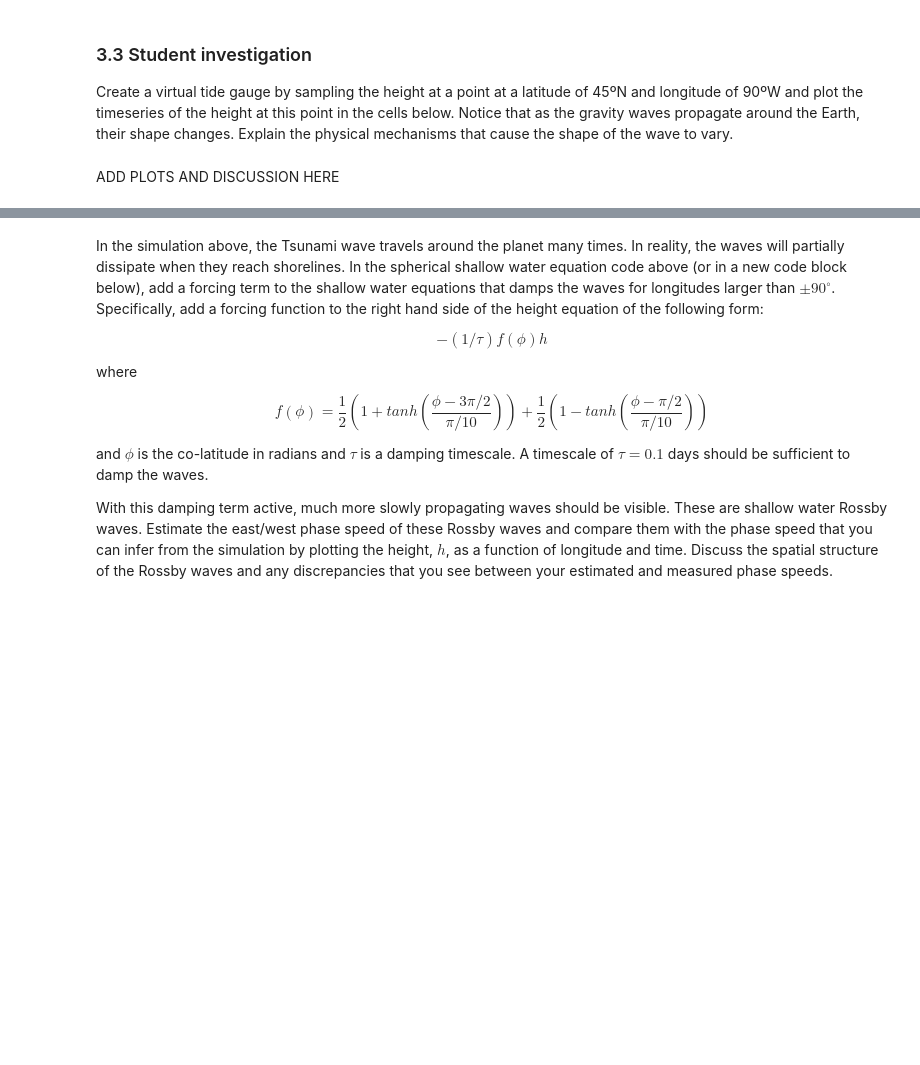
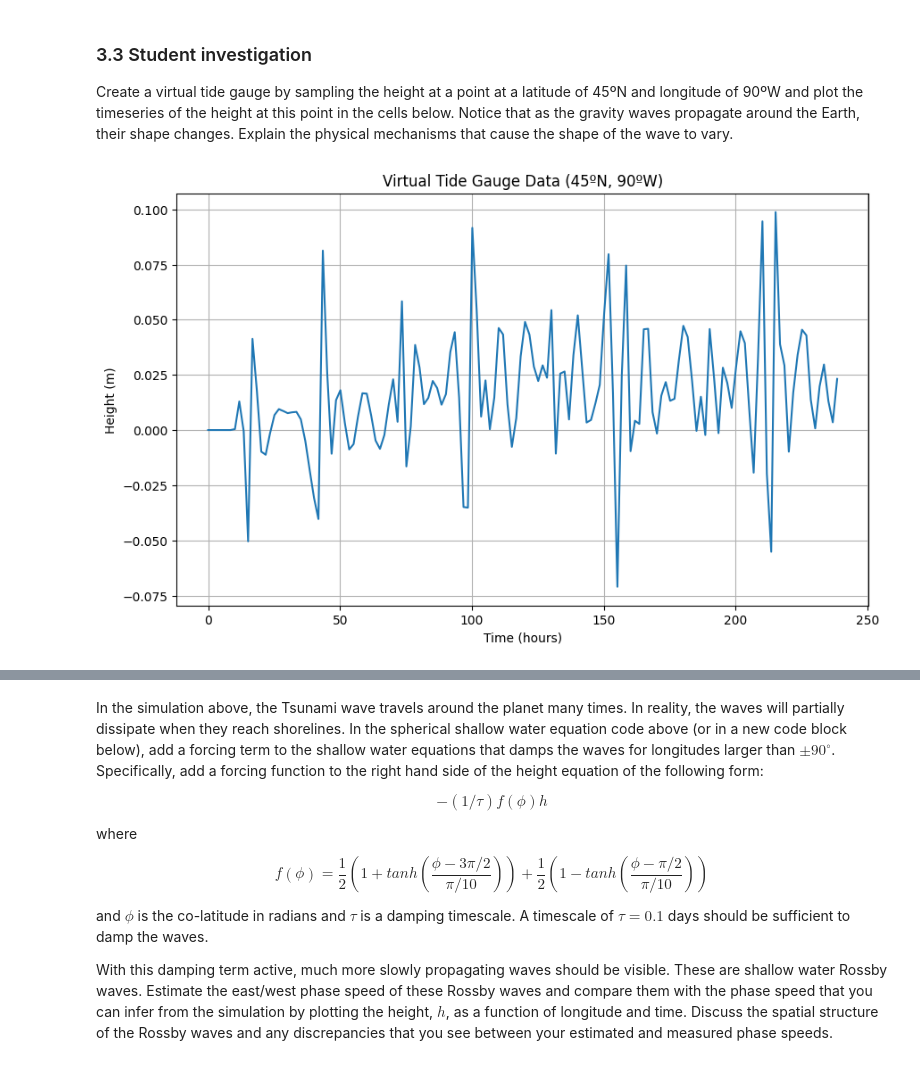
Before and after one commit to Nataliely/QCES, a Jupyter notebook: project3_tsunami_ny.ipynb, the cells around one changed output, grey strips where cells are left out. Saved outputs shown, nothing was run; the diff lists cells and outputs as text; code cells hidden in the pictures; blank space fills up the shorter version.

```diff
--- a/project3_tsunami_ny.ipynb
+++ b/project3_tsunami_ny.ipynb
@@ -640,5 +723,36 @@ HTML(anim.to_html5_video())
 ### 3.3 Student investigation
 <a id='section3pt3'></a>
 Create a virtual tide gauge by sampling the height at a point at a latitude of 45ºN and longitude of 90ºW and plot the timeseries of the height at this point in the cells below. Notice that as the gravity waves propagate around the Earth, their shape changes. Explain the physical mechanisms that cause the shape of the wave to vary.
-# %% [markdown]
-ADD PLOTS AND DISCUSSION HERE
+# %%
+import numpy as np
+import matplotlib.pyplot as plt
+
+t_save = np.array(t_save)
+
+# Target latitude and longitude for the tide gauge
+target_lat = 45  # degrees N
+target_lon = -90  # degrees W (negative for West)
+
+# Convert target coordinates to radians
+target_theta = np.pi/2 - np.deg2rad(target_lat)  # Colatitude in radians
+target_phi = np.deg2rad(target_lon)  # Longitude in radians
+
+# Find the closest grid point to the target location
+lat_grid = 360 * (np.pi/2 - theta) / (2 * np.pi)
+lon_grid = 360 * phi / (2 * np.pi)
+dist_grid = np.sqrt((lat_grid - target_lat)**2 + (lon_grid - target_lon)**2)
+index = np.unravel_index(np.argmin(dist_grid), dist_grid.shape)
+
+# Extract the timeseries of height at the tide gauge location
+tide_gauge_data = h_save[:, index[0], index[1]]
+
+# Plot the timeseries
+plt.figure(figsize=(10, 6))
+plt.plot(t_save/hour, tide_gauge_data)
+plt.xlabel('Time (hours)')
+plt.ylabel('Height (m)')
+plt.title('Virtual Tide Gauge Data (45ºN, 90ºW)')
+plt.grid(True)
+plt.show()
+# %% [output]
+[figure, added]
```
Also changed, not shown: parts of 16 cells of this notebook.
